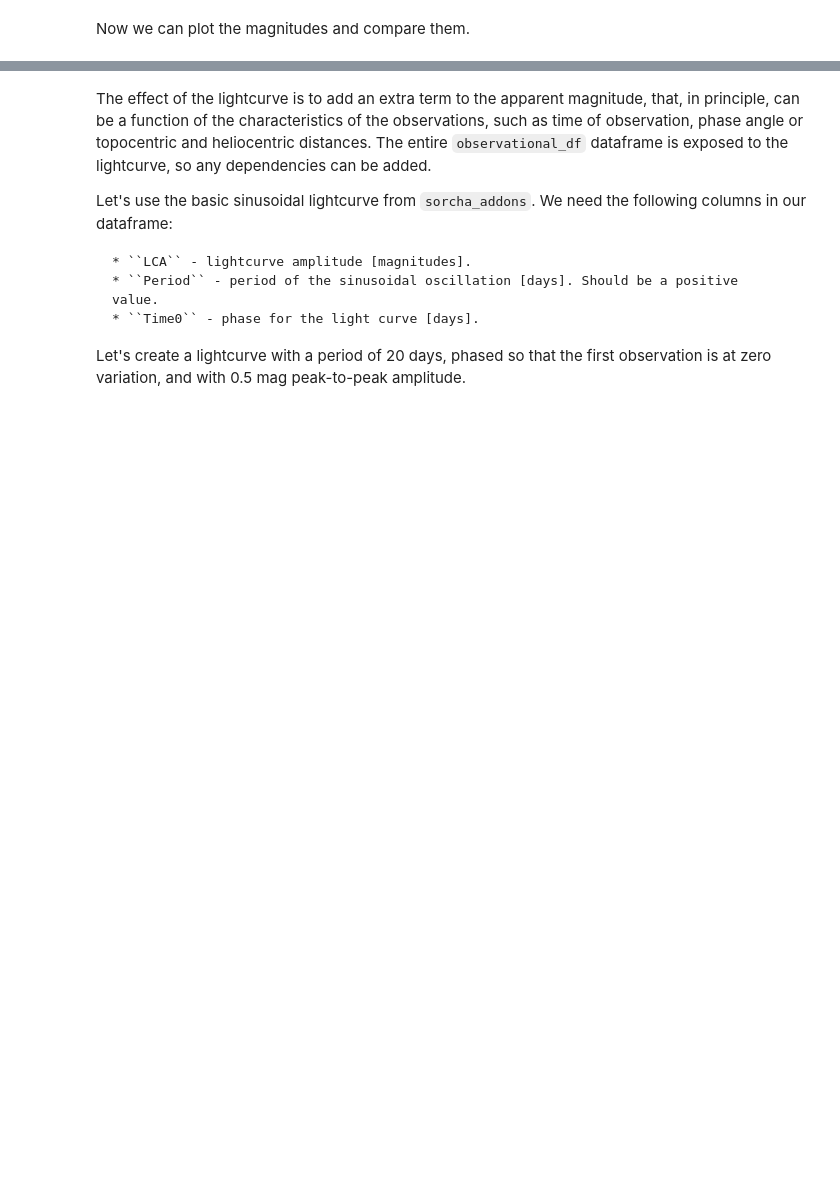
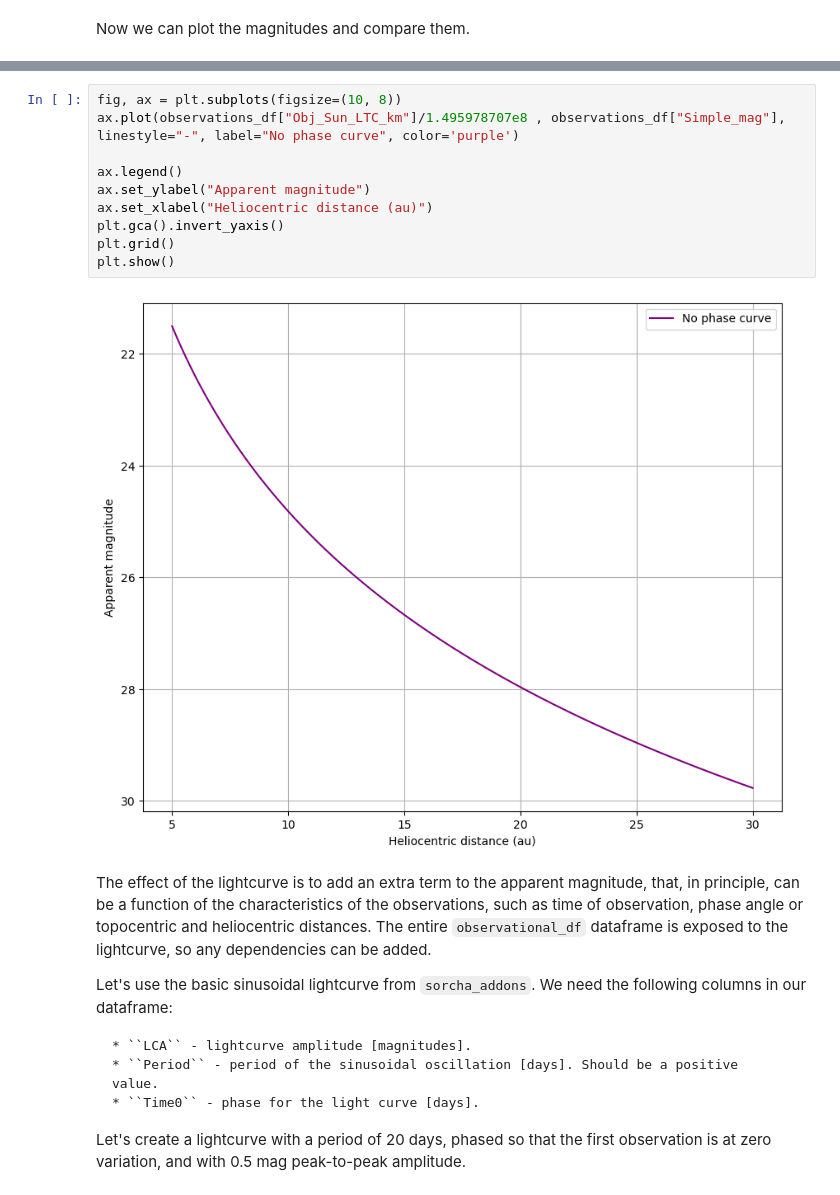
Before and after one commit to dirac-institute/sorcha, a Jupyter notebook: docs/notebooks/demo_Cometary_Activity.ipynb, the cells around one changed output, grey strips where cells are left out. Drawn from its saved outputs; the diff is of its cells as text; blank space fills up the shorter version.

```diff
--- a/docs/notebooks/demo_Cometary_Activity.ipynb
+++ b/docs/notebooks/demo_Cometary_Activity.ipynb
@@ -85,3 +86,15 @@ plt.show()
+# %%
+fig, ax = plt.subplots(figsize=(10, 8))
+ax.plot(observations_df["Obj_Sun_LTC_km"]/1.495978707e8 , observations_df["Simple_mag"], linestyle="-", label="No phase curve", color='purple')
+
+ax.legend()
+ax.set_ylabel("Apparent magnitude")
+ax.set_xlabel("Heliocentric distance (au)")
+plt.gca().invert_yaxis()
+plt.grid()
+plt.show()
+# %% [output]
+[figure, added]
 # %% [markdown]
 The effect of the lightcurve is to add an extra term to the apparent magnitude, that, in principle, can be a function of the characteristics of the observations, such as time of observation, phase angle or topocentric and heliocentric distances. The entire `observational_df` dataframe is exposed to the lightcurve, so any dependencies can be added.
 
```
Also changed, not shown: parts of 10 cells of this notebook.
